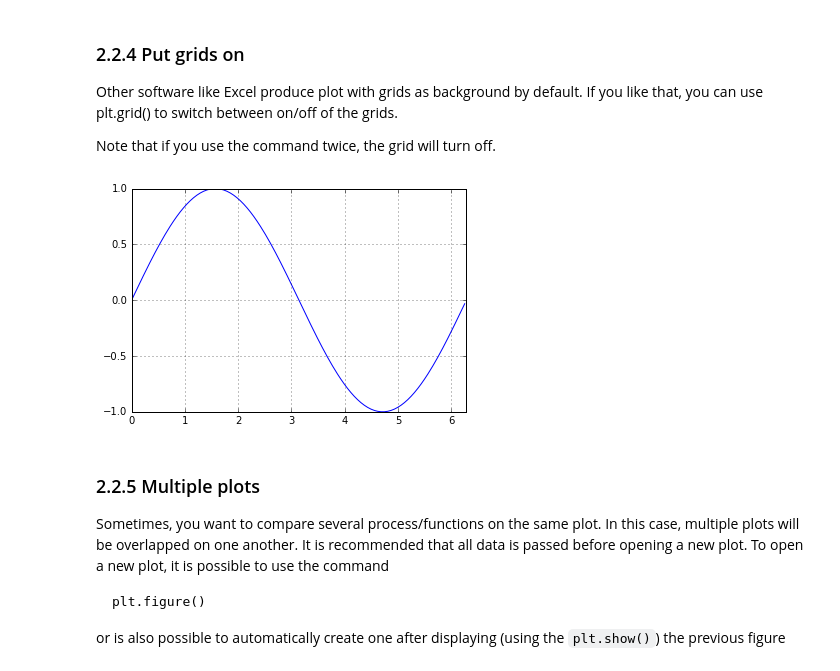
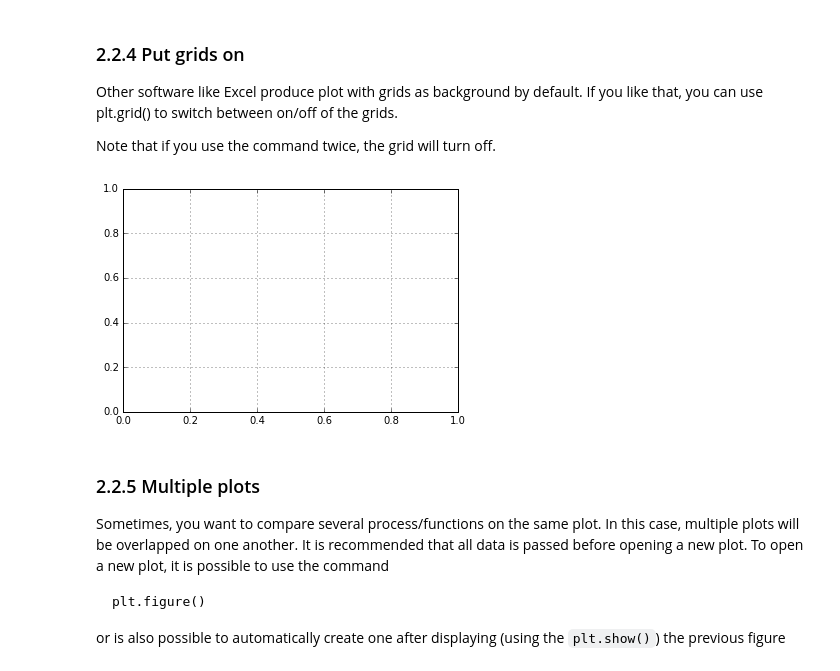
Before and after one commit to Hydroinformatics-UNESCO-IHE/2017_M3_Lectures, a Jupyter notebook: P2_Plotting.ipynb, the cells around one changed output. Cells and saved outputs as stored; diff of their text form; code cells hidden in the pictures.

```diff
--- a/P2_Plotting.ipynb
+++ b/P2_Plotting.ipynb
@@ -238,22 +233,21 @@ Other software like Excel produce plot with grids as background by default. If y
 Note that if you use the command twice, the grid will turn off.
 # %%
 # Action 2.6
-x = np.arange(0.0, 2.0*np.pi, np.pi/100.0)
-y = np.sin(x)
+
 
 # Make the plot
-plt.plot(x, y)
+
 
 # Now let's set the range of x exactly to [0, 2π], and y[-1.0, 1.0]
-plt.axis([0, 2*np.pi, -1, 1])
+
 
 # Call the grid in the background
 plt.grid()
 
 # Display the figure
 plt.show()
 # %% [output]
-[figure, old version]
+[figure, new version]
 # %% [markdown]
 ### 2.2.5 Multiple plots
 Sometimes, you want to compare several process/functions on the same plot. In this case, multiple plots will be overlapped on one another. It is recommended that all data is passed before opening a new plot. To open a new plot, it is possible to use the command
```
Also changed, not shown: parts of 9 cells of this notebook, 1 other file.
